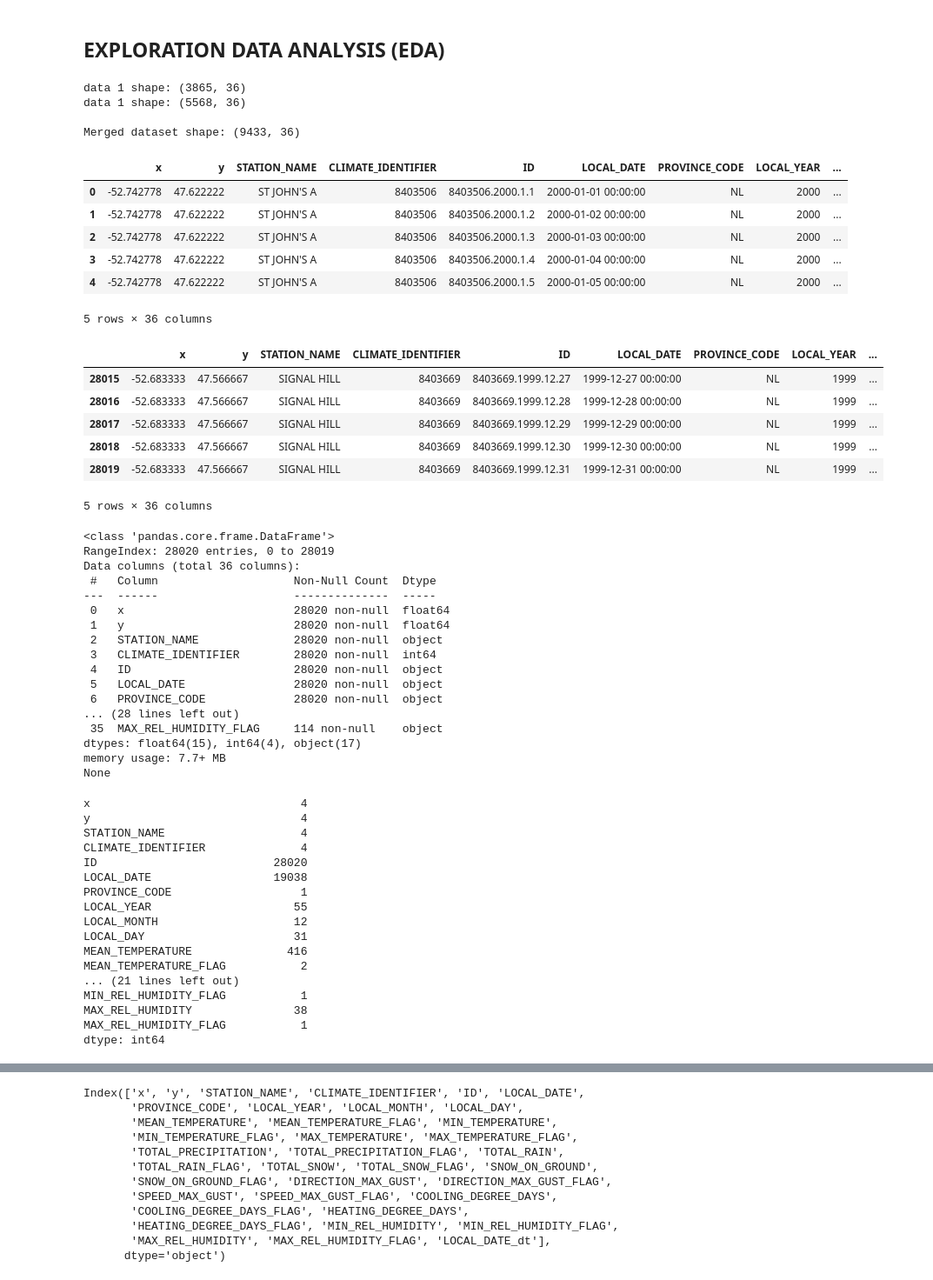
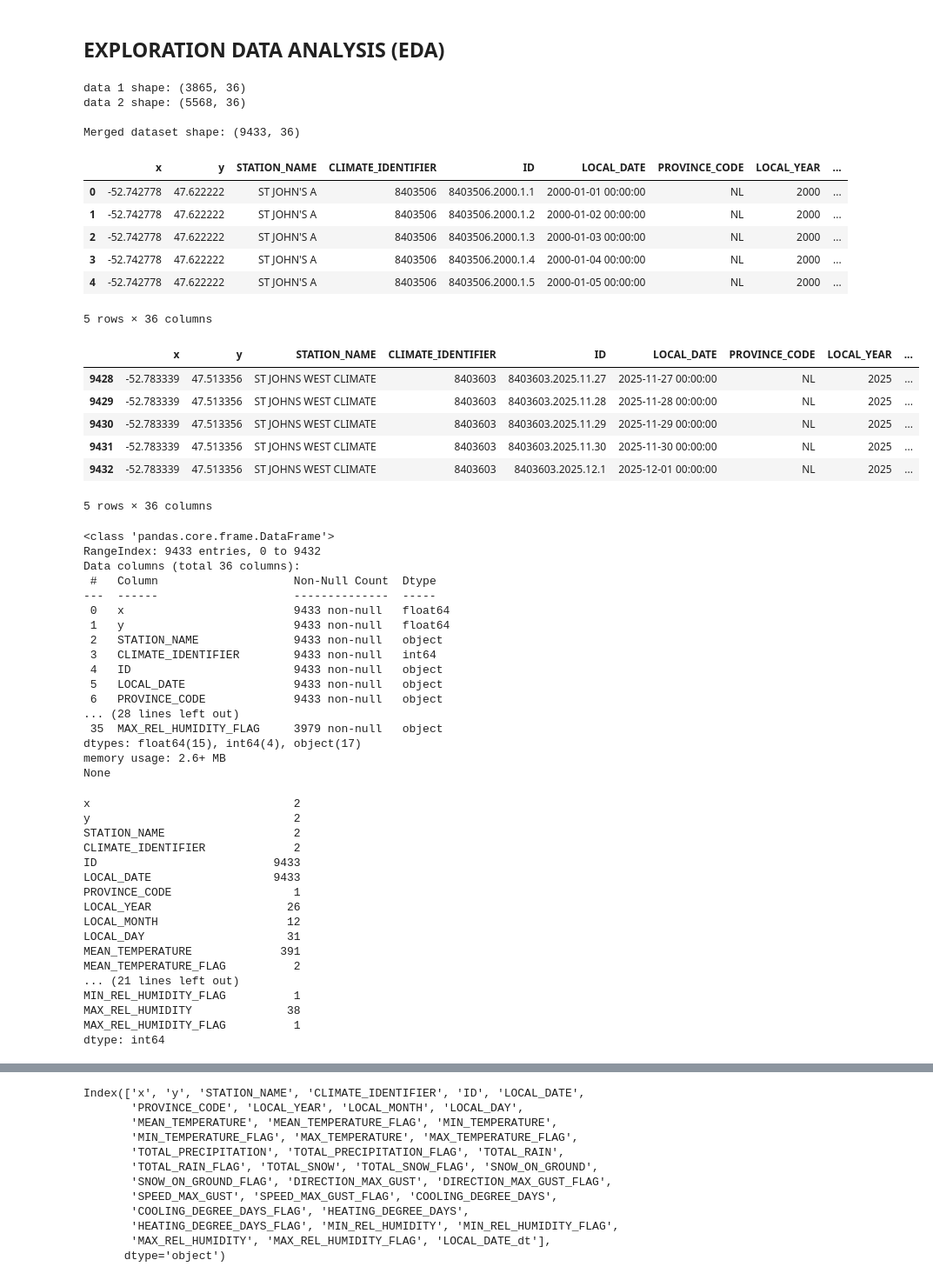
Before and after one commit to ieadoboe/cmsc6950-climate-daily, a Jupyter notebook: notebooks/00_data_preparation.ipynb, the cells around one changed output, grey strips where cells are left out. Shown at 87% size. Cells and saved outputs as stored; diff of their text form; code cells hidden in the pictures.

```diff
--- a/notebooks/00_data_preparation.ipynb
+++ b/notebooks/00_data_preparation.ipynb
@@ -11,14 +11,14 @@ from pathlib import Path
 df1 = pd.read_csv("../data/climate-daily-st_johns.csv")
 print(f"data 1 shape: {df1.shape}")
 df2 = pd.read_csv("../data/climate-daily-mount_pearl.csv")
-print(f"data 1 shape: {df2.shape}")
+print(f"data 2 shape: {df2.shape}")
 
 df_concat = pd.concat([df1, df2], ignore_index=True)
 print(f"\nMerged dataset shape: {df_concat.shape}")
 df_concat.head()
 # %% [output]
 data 1 shape: (3865, 36)
-data 1 shape: (5568, 36)
+data 2 shape: (5568, 36)
 
 Merged dataset shape: (9433, 36)
 |  | x | y | STATION_NAME | CLIMATE_IDENTIFIER | ID | LOCAL_DATE | PROVINCE_CODE | LOCAL_YEAR | ... |
@@ -29,55 +29,55 @@ Merged dataset shape: (9433, 36)
 | 4 | -52.742778 | 47.622222 | ST JOHN'S A | 8403506 | 8403506.2000.1.5 | 2000-01-05 00:00:00 | NL | 2000 | ... |
 5 rows × 36 columns
 # %%
-df_merge.tail()
+df_concat.tail()
 # %% [output]
 |  | x | y | STATION_NAME | CLIMATE_IDENTIFIER | ID | LOCAL_DATE | PROVINCE_CODE | LOCAL_YEAR | ... |
-| 28015 | -52.683333 | 47.566667 | SIGNAL HILL | 8403669 | 8403669.1999.12.27 | 1999-12-27 00:00:00 | NL | 1999 | ... |
-| 28016 | -52.683333 | 47.566667 | SIGNAL HILL | 8403669 | 8403669.1999.12.28 | 1999-12-28 00:00:00 | NL | 1999 | ... |
-| 28017 | -52.683333 | 47.566667 | SIGNAL HILL | 8403669 | 8403669.1999.12.29 | 1999-12-29 00:00:00 | NL | 1999 | ... |
-| 28018 | -52.683333 | 47.566667 | SIGNAL HILL | 8403669 | 8403669.1999.12.30 | 1999-12-30 00:00:00 | NL | 1999 | ... |
-| 28019 | -52.683333 | 47.566667 | SIGNAL HILL | 8403669 | 8403669.1999.12.31 | 1999-12-31 00:00:00 | NL | 1999 | ... |
+| 9428 | -52.783339 | 47.513356 | ST JOHNS WEST CLIMATE | 8403603 | 8403603.2025.11.27 | 2025-11-27 00:00:00 | NL | 2025 | ... |
+| 9429 | -52.783339 | 47.513356 | ST JOHNS WEST CLIMATE | 8403603 | 8403603.2025.11.28 | 2025-11-28 00:00:00 | NL | 2025 | ... |
+| 9430 | -52.783339 | 47.513356 | ST JOHNS WEST CLIMATE | 8403603 | 8403603.2025.11.29 | 2025-11-29 00:00:00 | NL | 2025 | ... |
+| 9431 | -52.783339 | 47.513356 | ST JOHNS WEST CLIMATE | 8403603 | 8403603.2025.11.30 | 2025-11-30 00:00:00 | NL | 2025 | ... |
+| 9432 | -52.783339 | 47.513356 | ST JOHNS WEST CLIMATE | 8403603 | 8403603.2025.12.1 | 2025-12-01 00:00:00 | NL | 2025 | ... |
 5 rows × 36 columns
 # %%
 # dataset info
-print(df_merge.info())
+print(df_concat.info())
 # %% [output]
 <class 'pandas.core.frame.DataFrame'>
-RangeIndex: 28020 entries, 0 to 28019
+RangeIndex: 9433 entries, 0 to 9432
 Data columns (total 36 columns):
  #   Column                    Non-Null Count  Dtype
 ---  ------                    --------------  -----
- 0   x                         28020 non-null  float64
- 1   y                         28020 non-null  float64
- 2   STATION_NAME              28020 non-null  object
- 3   CLIMATE_IDENTIFIER        28020 non-null  int64
- 4   ID                        28020 non-null  object
- 5   LOCAL_DATE                28020 non-null  object
- 6   PROVINCE_CODE             28020 non-null  object
+ 0   x                         9433 non-null   float64
+ 1   y                         9433 non-null   float64
+ 2   STATION_NAME              9433 non-null   object
+ 3   CLIMATE_IDENTIFIER        9433 non-null   int64
+ 4   ID                        9433 non-null   object
+ 5   LOCAL_DATE                9433 non-null   object
+ 6   PROVINCE_CODE             9433 non-null   object
 ... (28 lines left out)
- 35  MAX_REL_HUMIDITY_FLAG     114 non-null    object
+ 35  MAX_REL_HUMIDITY_FLAG     3979 non-null   object
 dtypes: float64(15), int64(4), object(17)
-memory usage: 7.7+ MB
+memory usage: 2.6+ MB
 None
 # %%
 # unique values
-df_merge.nunique()
+df_concat.nunique()
 # %% [output]
-x                               4
-y                               4
-STATION_NAME                    4
-CLIMATE_IDENTIFIER              4
-ID                          28020
-LOCAL_DATE                  19038
-PROVINCE_CODE                   1
-LOCAL_YEAR                     55
-LOCAL_MONTH                    12
-LOCAL_DAY                      31
-MEAN_TEMPERATURE              416
-MEAN_TEMPERATURE_FLAG           2
+x                              2
+y                              2
+STATION_NAME                   2
+CLIMATE_IDENTIFIER             2
+ID                          9433
+LOCAL_DATE                  9433
+PROVINCE_CODE                  1
+LOCAL_YEAR                    26
+LOCAL_MONTH                   12
+LOCAL_DAY                     31
+MEAN_TEMPERATURE             391
+MEAN_TEMPERATURE_FLAG          2
 ... (21 lines left out)
-MIN_REL_HUMIDITY_FLAG           1
-MAX_REL_HUMIDITY               38
-MAX_REL_HUMIDITY_FLAG           1
+MIN_REL_HUMIDITY_FLAG          1
+MAX_REL_HUMIDITY              38
+MAX_REL_HUMIDITY_FLAG          1
 dtype: int64
 # %%
```
Also changed, not shown: parts of 15 cells of this notebook, 1 other file.
